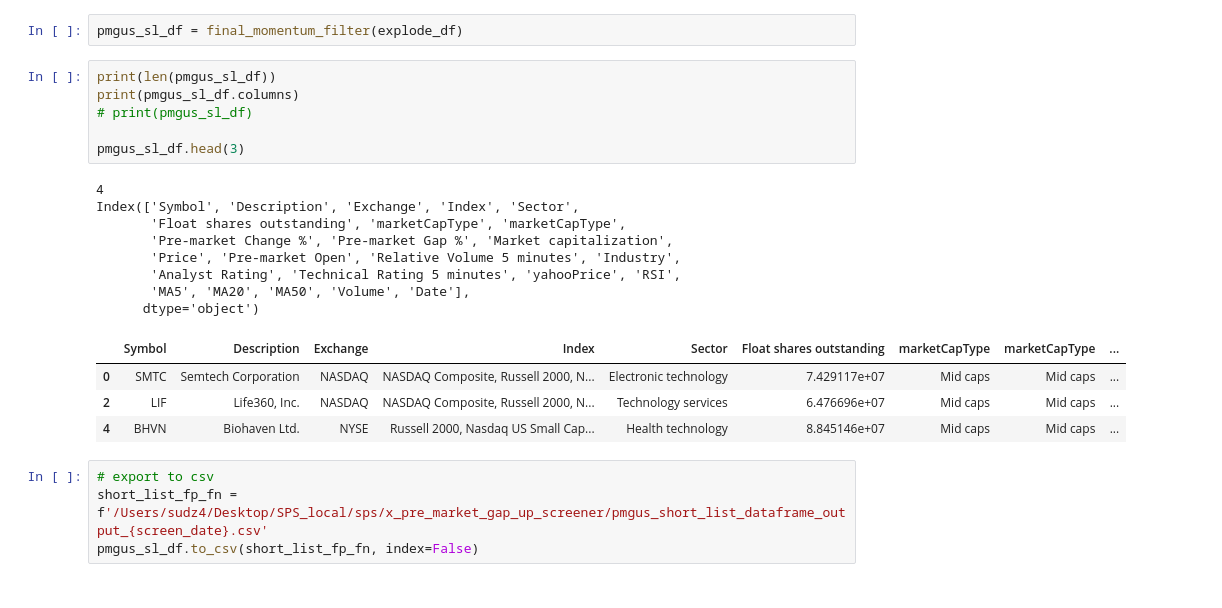
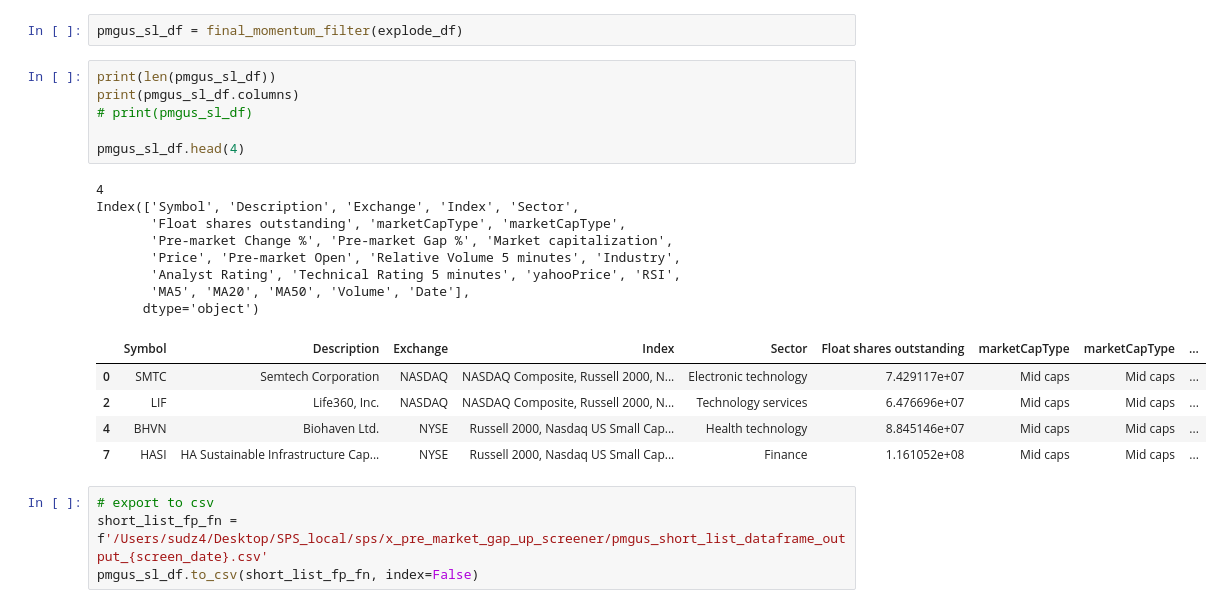
Before and after one commit to sudz4/sps, a Jupyter notebook: x_pre_market_gap_up_screener/main_dev_pmgus.ipynb, the cells around one changed output. Cells and saved outputs as stored; diff of their text form.

```diff
--- a/x_pre_market_gap_up_screener/main_dev_pmgus.ipynb
+++ b/x_pre_market_gap_up_screener/main_dev_pmgus.ipynb
@@ -431,22 +453,23 @@ pmgus_sl_df = final_momentum_filter(explode_df)
 # %%
 print(len(pmgus_sl_df))
 print(pmgus_sl_df.columns)
 # print(pmgus_sl_df)
 
-pmgus_sl_df.head(3)
+pmgus_sl_df.head(4)
 # %% [output]
 4
 Index(['Symbol', 'Description', 'Exchange', 'Index', 'Sector',
        'Float shares outstanding', 'marketCapType', 'marketCapType',
        'Pre-market Change %', 'Pre-market Gap %', 'Market capitalization',
        'Price', 'Pre-market Open', 'Relative Volume 5 minutes', 'Industry',
        'Analyst Rating', 'Technical Rating 5 minutes', 'yahooPrice', 'RSI',
        'MA5', 'MA20', 'MA50', 'Volume', 'Date'],
       dtype='object')
 |  | Symbol | Description | Exchange | Index | Sector | Float shares outstanding | marketCapType | marketCapType | ... |
 | 0 | SMTC | Semtech Corporation | NASDAQ | NASDAQ Composite, Russell 2000, N... | Electronic technology | 7.429117e+07 | Mid caps | Mid caps | ... |
 | 2 | LIF | Life360, Inc. | NASDAQ | NASDAQ Composite, Russell 2000, N... | Technology services | 6.476696e+07 | Mid caps | Mid caps | ... |
 | 4 | BHVN | Biohaven Ltd. | NYSE | Russell 2000, Nasdaq US Small Cap... | Health technology | 8.845146e+07 | Mid caps | Mid caps | ... |
+| 7 | HASI | HA Sustainable Infrastructure Cap... | NYSE | Russell 2000, Nasdaq US Small Cap... | Finance | 1.161052e+08 | Mid caps | Mid caps | ... |
 # %%
 # export to csv
 short_list_fp_fn = f'/Users/sudz4/Desktop/SPS_local/sps/x_pre_market_gap_up_screener/pmgus_short_list_dataframe_output_{screen_date}.csv'
```
Also changed, not shown: parts of 4 cells of this notebook, 1 other file.
